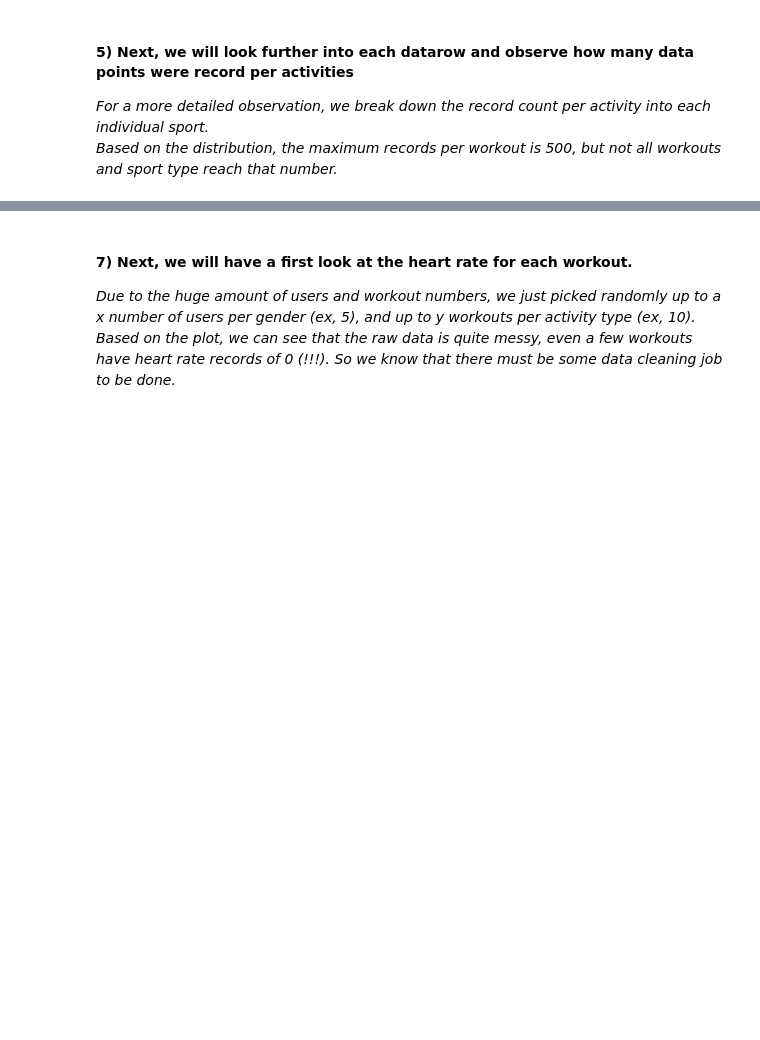
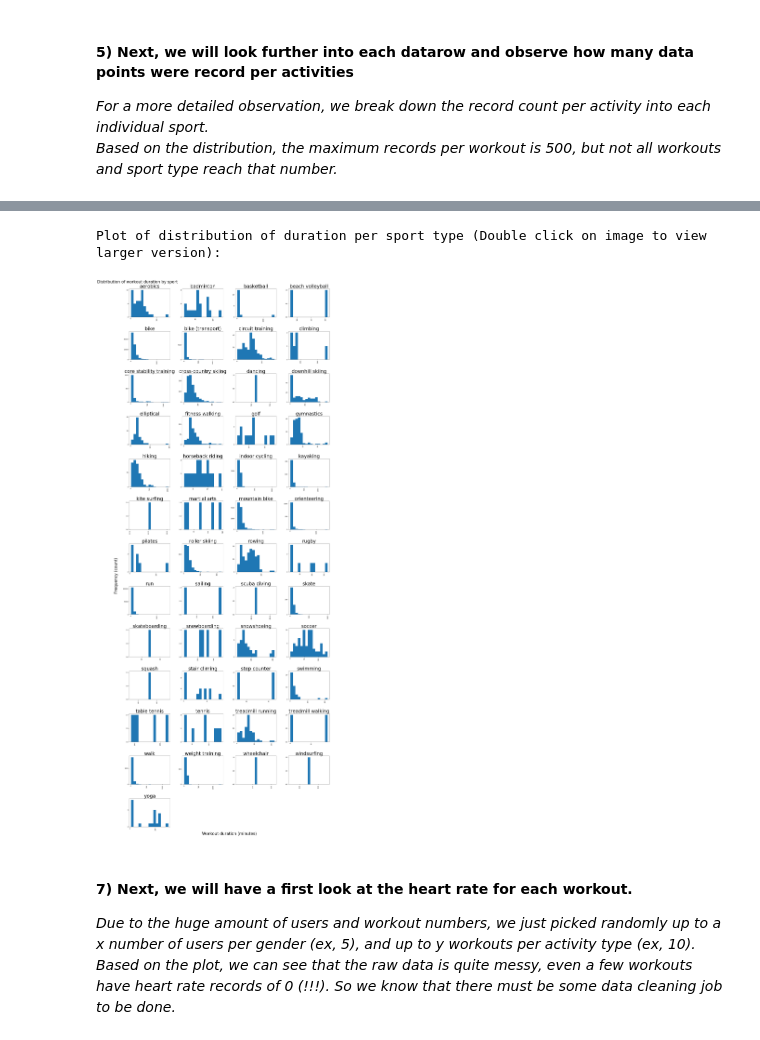
Before and after one commit to TuanTTranCS/concordia-bigdata-project, a Jupyter notebook: BigData_Project_Explore.ipynb, the cells around one changed output, grey strips where cells are left out. Saved outputs shown, nothing was run; the diff lists cells and outputs as text; code cells hidden in the pictures; blank space fills up the shorter version.

```diff
--- a/BigData_Project_Explore.ipynb
+++ b/BigData_Project_Explore.ipynb
@@ -294,3 +277,23 @@ Plot of distribution of duration per sport type (Double click on image to view l
+# %%
+
+print('\nPlot of distribution of duration per sport type (Double click on image to view larger version):')
+plot_size_x, plot_size_y = 5, 5
+figsize_x, figsize_y = plot_size_x * 4 +3, plot_size_y * 13 + 1
+fig = plt.figure(figsize=(figsize_x, figsize_y)) #
+grid_size = (13,4)
+ax = plt.subplot2grid(grid_size, (0,0), colspan=1, rowspan=1)
+
+duration_dist = df.select('duration', 'sport').toPandas().hist(
+    column='duration', bins=15, sharex = False, grid=True, xlabelsize=9, ylabelsize=9, by='sport', ax = ax,
+    layout = (13, 4), figsize=(plot_size_x,plot_size_y)
+    )
+
+z = fig.text(1, 1.6, 'Distribution of workout duration by sport', ha='right', va='center', transform=ax.transAxes)
+y = fig.text(0.5, 0.14, 'Workout duration (minutes)', ha='center', va='center', transform=fig.transFigure)
+z =fig.text(0.04, 0.5, 'Frequency (count)', va='center', rotation='vertical')
+# %% [output]
+Plot of distribution of duration per sport type (Double click on image to view larger version):
+[figure, added]
 # %% [markdown]
 #### 7) Next, we will have a first look at the heart rate for each workout.
 *Due to the huge amount of users and workout numbers, we just picked randomly up to a x number of users per gender (ex, 5), and up to y workouts per activity type (ex, 10).<br />
```
Also changed, not shown: parts of 11 cells of this notebook.
